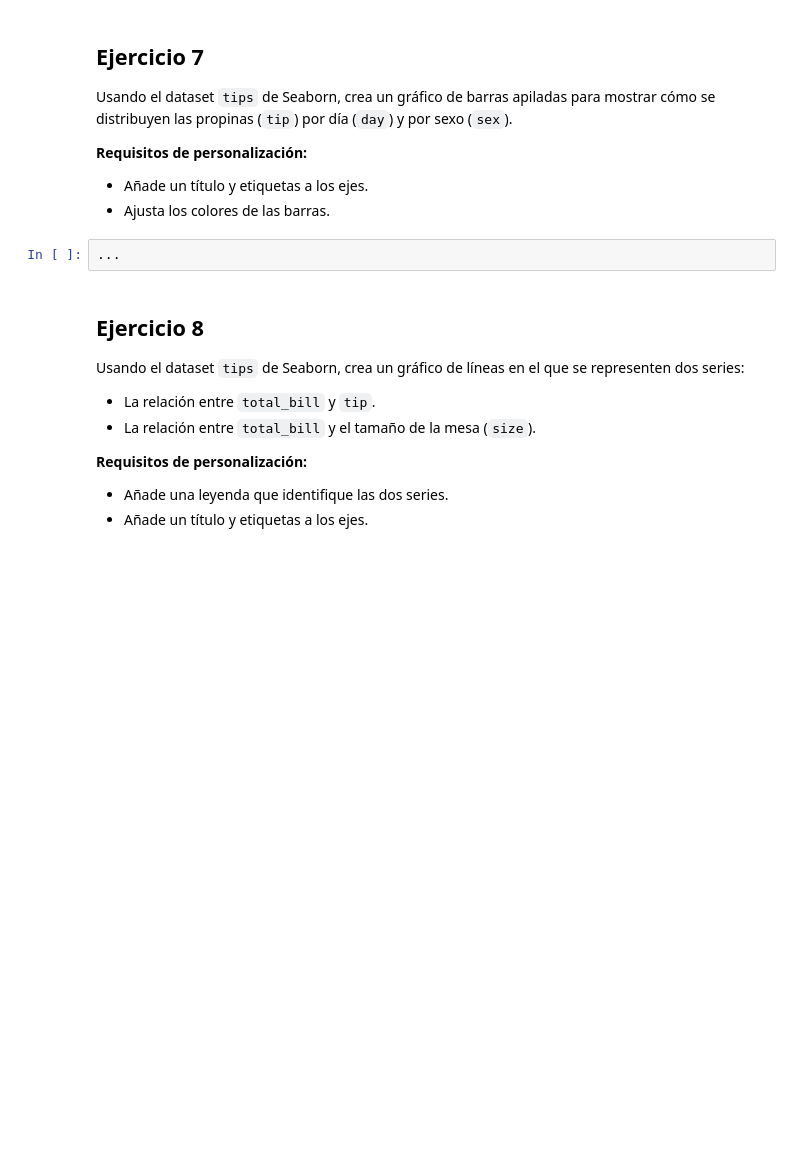
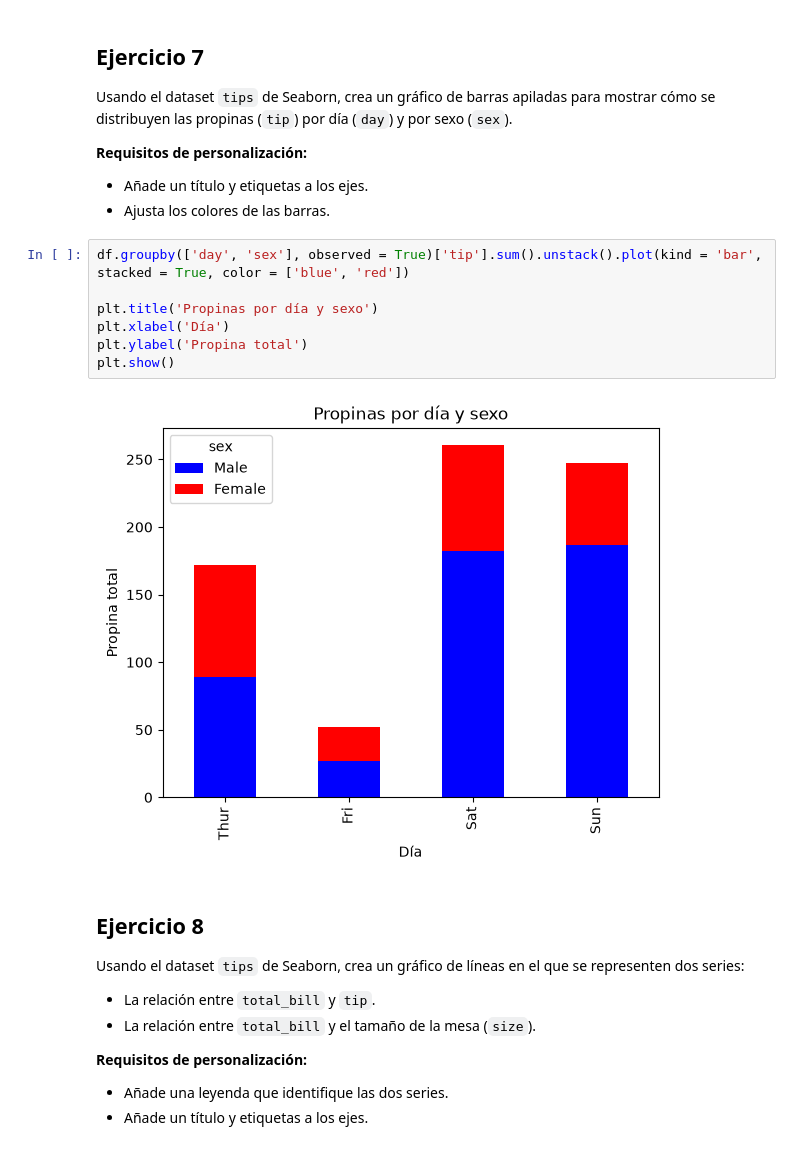
Before and after one commit to Manuel-Avecilla/PIA-MIA, a Jupyter notebook: matplotlib/Ejercicios_con_Matplotlib.ipynb, the cells around one changed output. Saved outputs shown, nothing was run; the diff lists cells and outputs as text; blank space fills up the shorter version.

```diff
--- a/matplotlib/Ejercicios_con_Matplotlib.ipynb
+++ b/matplotlib/Ejercicios_con_Matplotlib.ipynb
@@ -202,8 +232,15 @@ Usando el dataset `tips` de Seaborn, crea un gráfico de barras apiladas para mo
 **Requisitos de personalización:**
 - Añade un título y etiquetas a los ejes.
 - Ajusta los colores de las barras.
-# %%
-...
+# %%
+df.groupby(['day', 'sex'], observed = True)['tip'].sum().unstack().plot(kind = 'bar', stacked = True, color = ['blue', 'red'])
+
+plt.title('Propinas por día y sexo')
+plt.xlabel('Día')
+plt.ylabel('Propina total')
+plt.show()
+# %% [output]
+[figure, added]
 # %% [markdown]
 ## Ejercicio 8
 
```
Also changed, not shown: parts of 23 cells of this notebook.
